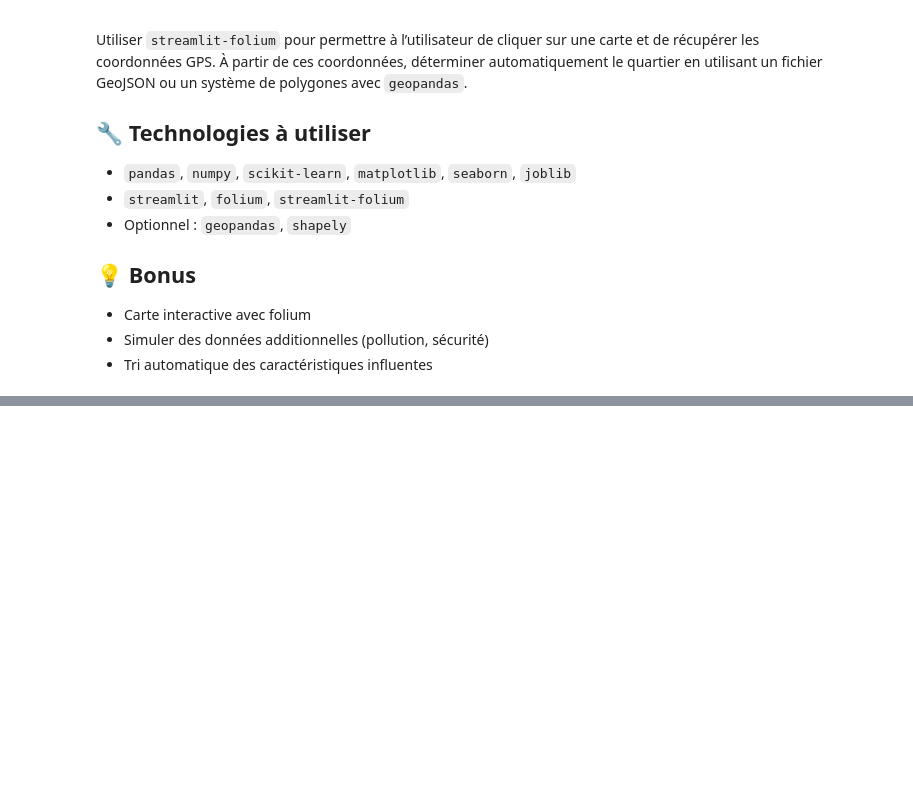
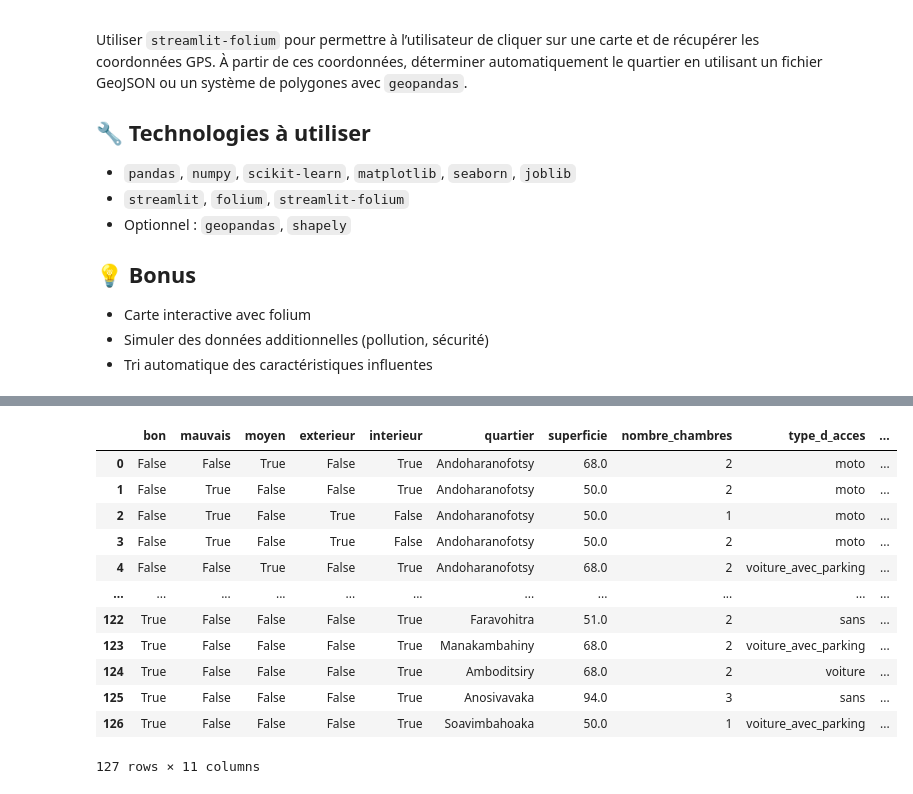
Before and after one commit to maheryfit/ML_ITU_1, a Jupyter notebook: TP_Regression_lineaire.ipynb, the cells around one changed output, grey strips where cells are left out. Drawn from its saved outputs; the diff is of its cells as text; code cells hidden in the pictures; blank space fills up the shorter version.

```diff
--- a/TP_Regression_lineaire.ipynb
+++ b/TP_Regression_lineaire.ipynb
@@ -67,0 +144,5 @@ Utiliser `streamlit-folium` pour permettre à l’utilisateur de cliquer sur une
+# %%
+# Encoding One-hot douche_wc
+one_hot = pd.get_dummies(maison['douche_wc'])
+maison = one_hot.join(maison)
+maison = maison.drop('douche_wc',axis = 1)
@@ -67,0 +165,2 @@ Utiliser `streamlit-folium` pour permettre à l’utilisateur de cliquer sur une
+# %%
+quantile = maison['superficie'].quantile([0.25,0.5,0.75])
@@ -67,0 +174,3 @@ Utiliser `streamlit-folium` pour permettre à l’utilisateur de cliquer sur une
+# %%
+# Remplir les valeurs manquantes
+maison['superficie'] = maison['superficie'].fillna(maison.apply(lambda x: quantile[0.25] if x['état_général'] == "mauvais" else (quantile[0.5] if x['état_général'] == "moyen" else quantile[0.75]), axis = 1))
@@ -67,0 +193,21 @@ Utiliser `streamlit-folium` pour permettre à l’utilisateur de cliquer sur une
+# %%
+# Encoding One-hot état_général
+one_hot = pd.get_dummies(maison['état_général'])
+maison = one_hot.join(maison)
+maison = maison.drop('état_général',axis = 1)
+# %%
+maison
+# %% [output]
+|  | bon | mauvais | moyen | exterieur | interieur | quartier | superficie | nombre_chambres | type_d_acces | ... |
+| 0 | False | False | True | False | True | Andoharanofotsy | 68.0 | 2 | moto | ... |
+| 1 | False | True | False | False | True | Andoharanofotsy | 50.0 | 2 | moto | ... |
+| 2 | False | True | False | True | False | Andoharanofotsy | 50.0 | 1 | moto | ... |
+| 3 | False | True | False | True | False | Andoharanofotsy | 50.0 | 2 | moto | ... |
+| 4 | False | False | True | False | True | Andoharanofotsy | 68.0 | 2 | voiture_avec_parking | ... |
+| ... | ... | ... | ... | ... | ... | ... | ... | ... | ... | ... |
+| 122 | True | False | False | False | True | Faravohitra | 51.0 | 2 | sans | ... |
+| 123 | True | False | False | False | True | Manakambahiny | 68.0 | 2 | voiture_avec_parking | ... |
+| 124 | True | False | False | False | True | Amboditsiry | 68.0 | 2 | voiture | ... |
+| 125 | True | False | False | False | True | Anosivavaka | 94.0 | 3 | sans | ... |
+| 126 | True | False | False | False | True | Soavimbahoaka | 50.0 | 1 | voiture_avec_parking | ... |
+127 rows × 11 columns
```
Also changed, not shown: parts of 29 cells of this notebook, 1 other file.
